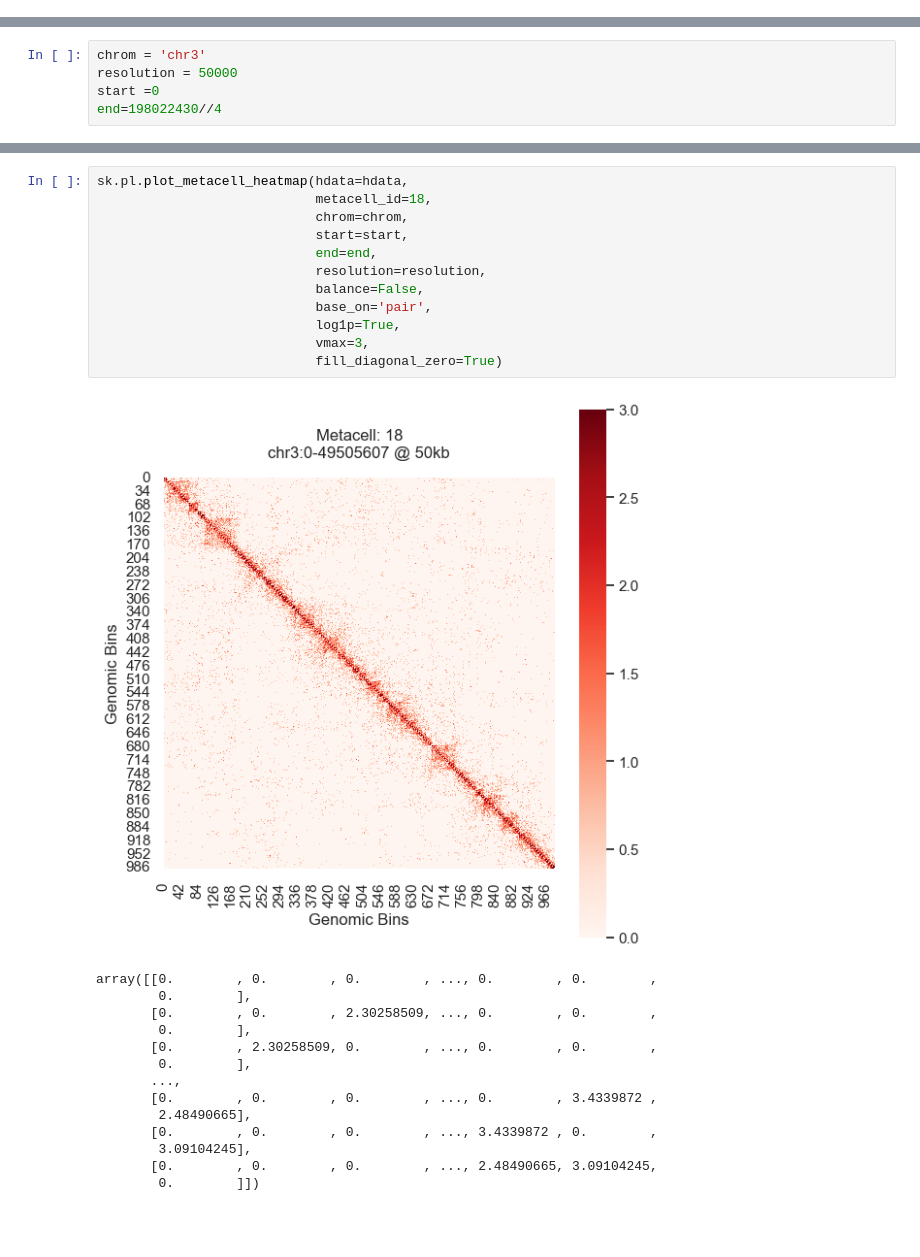
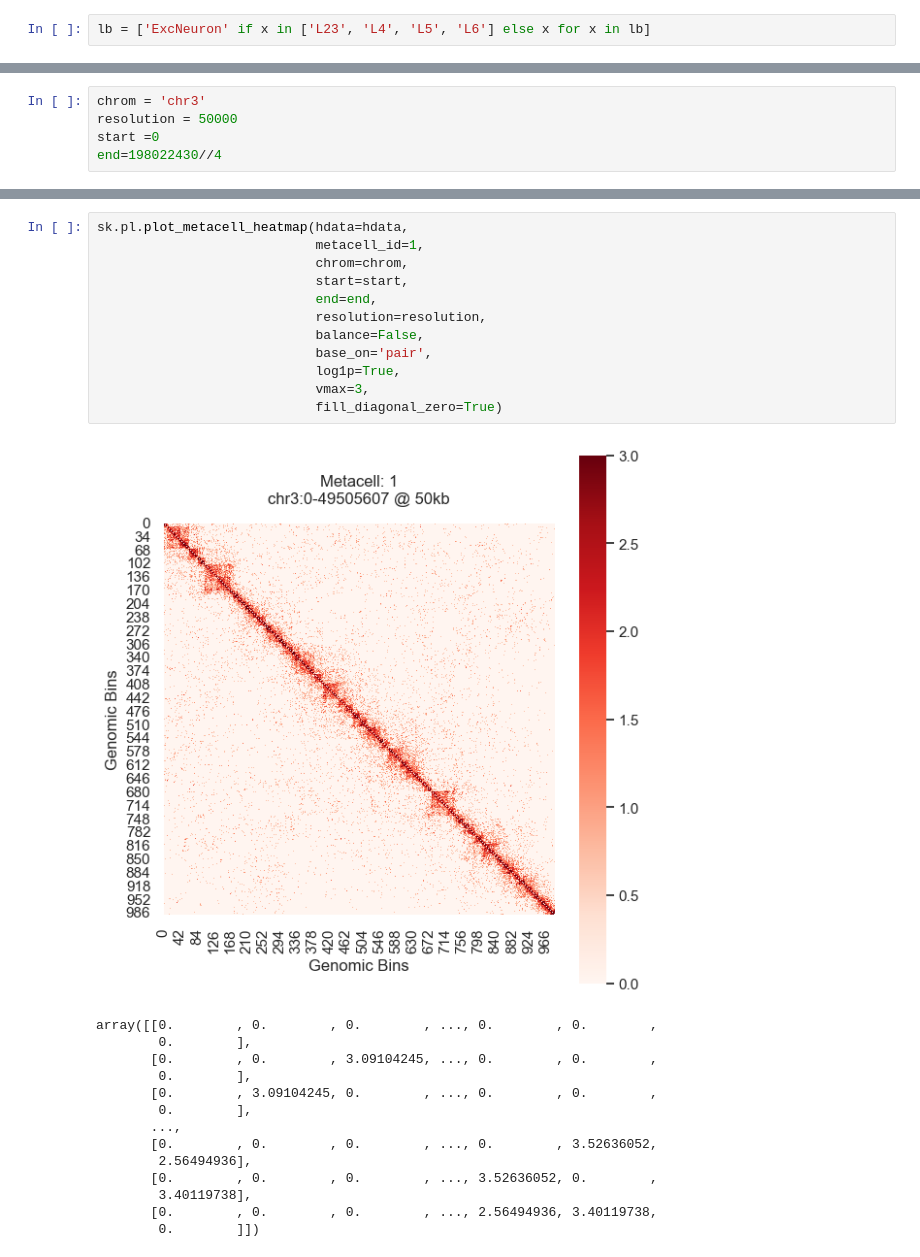
Before and after one commit to CCCKW/hstack, a Jupyter notebook: test.ipynb, the cells around one changed output, grey strips where cells are left out. Cells and saved outputs as stored; diff of their text form; blank space fills up the shorter version.

```diff
--- a/test.ipynb
+++ b/test.ipynb
@@ -69,6 +69,8 @@ path = '/Users/ckw/warehouse/metacell/data/test_700_snm3c'
 for val in os.listdir(path):
     if val.endswith('.pairs'):
         lb.append(val.split('.pairs')[0].split('_')[1])
+# %%
+lb = ['ExcNeuron' if x in ['L23', 'L4', 'L5', 'L6'] else x for x in lb]
 # %%
 hdata.obs['label'] = lb
 # %%
@@ -291,30 +310,30 @@ sk.pl.plot_celltype_heatmaps(hdata, cell_type='OPC', chrom=chrom,
 [figure]
 # %%
 sk.pl.plot_metacell_heatmap(hdata=hdata,
-                            metacell_id=18,
+                            metacell_id=1,
                             chrom=chrom,
                             start=start,
                             end=end,
                             resolution=resolution,
                             balance=False,
                             base_on='pair',
                             log1p=True,
                             vmax=3,
                             fill_diagonal_zero=True)
 # %% [output]
-[figure, old version]
+[figure, new version]
 array([[0.        , 0.        , 0.        , ..., 0.        , 0.        ,
         0.        ],
-       [0.        , 0.        , 2.30258509, ..., 0.        , 0.        ,
+       [0.        , 0.        , 3.09104245, ..., 0.        , 0.        ,
         0.        ],
-       [0.        , 2.30258509, 0.        , ..., 0.        , 0.        ,
+       [0.        , 3.09104245, 0.        , ..., 0.        , 0.        ,
         0.        ],
        ...,
-       [0.        , 0.        , 0.        , ..., 0.        , 3.4339872 ,
-        2.48490665],
-       [0.        , 0.        , 0.        , ..., 3.4339872 , 0.        ,
-        3.09104245],
-       [0.        , 0.        , 0.        , ..., 2.48490665, 3.09104245,
+       [0.        , 0.        , 0.        , ..., 0.        , 3.52636052,
+        2.56494936],
+       [0.        , 0.        , 0.        , ..., 3.52636052, 0.        ,
+        3.40119738],
+       [0.        , 0.        , 0.        , ..., 2.56494936, 3.40119738,
         0.        ]])
 # %%
 sk.pl.plot_metacell_heatmap(hdata=hdata,
```
Also changed, not shown: parts of 15 cells of this notebook, 6 other files.
